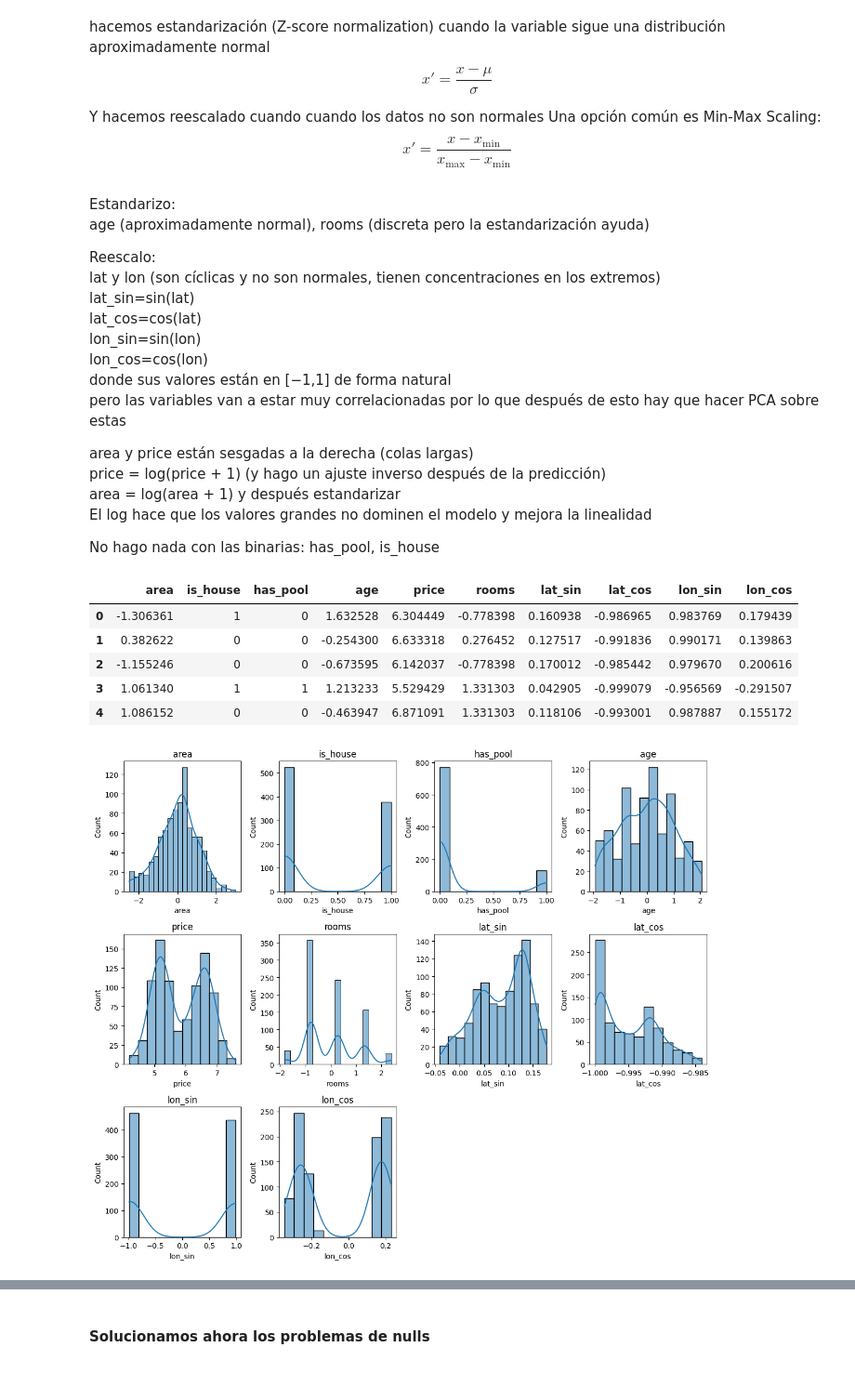
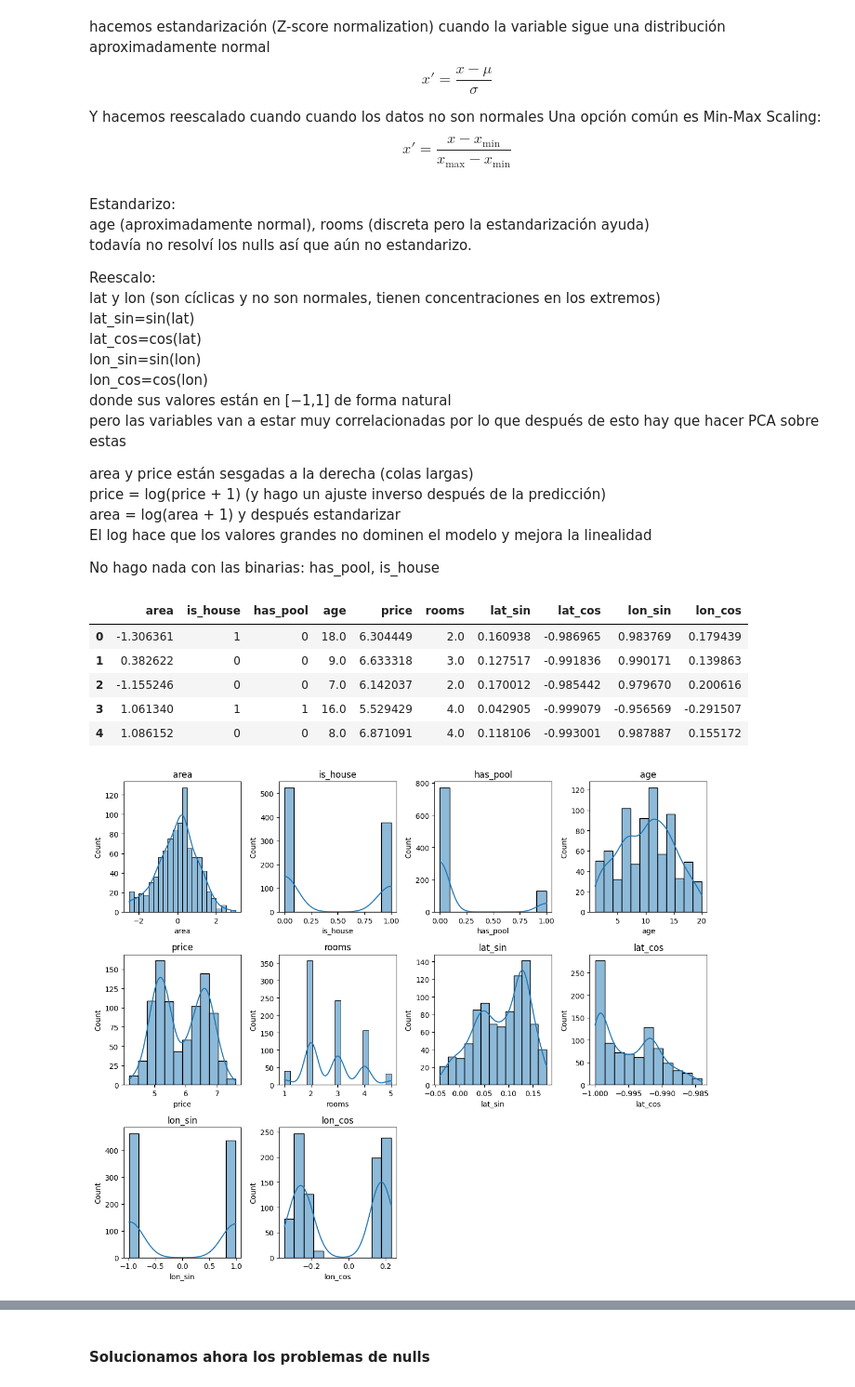
Before and after one commit to anatissera/Machine-Learning-Deep-Learning, a Jupyter notebook: Tissera_AnaPaula_TP1/Análisis_de_datos.ipynb, the cells around one changed output, grey strips where cells are left out. Shown at 93% size. Saved outputs shown, nothing was run; the diff lists cells and outputs as text; code cells hidden in the pictures.

```diff
--- a/Tissera_AnaPaula_TP1/Análisis_de_datos.ipynb
+++ b/Tissera_AnaPaula_TP1/Análisis_de_datos.ipynb
@@ -133,0 +131,2 @@ area_units_conversion(casas_test_df)
+# %%
+units_converted_dev_df = area_units_conversion(casas_dev_df)
@@ -164,6 +165,7 @@ $$x' = \frac{x - x_{\min}}{x_{\max} - x_{\min}}$$
 # %% [markdown]
 Estandarizo:
 age (aproximadamente normal), rooms (discreta pero la estandarización ayuda)
+todavía no resolví los nulls así que aún no estandarizo.
 
 Reescalo:
 lat y lon (son cíclicas y no son normales, tienen concentraciones en los extremos)
@@ -183,39 +185,46 @@ No hago nada con las binarias: has_pool, is_house
 # %%
 from funciones_auxiliares import normalize_var
 # %%
-def scale_df(df):
-    df['age'] = normalize_var(df['age'])
-    df['rooms'] = normalize_var(df['rooms'])
+def scale_df(df, missing_values: bool=False):
+    df_scaled = df.copy()
 
-    df['lat_sin'] = np.sin(df['lat'])
-    df['lat_cos'] = np.cos(df['lat'])
-    df['lon_sin'] = np.sin(df['lon'])
-    df['lon_cos'] = np.cos(df['lon'])
+    if missing_values:
+        df_scaled['age'] = normalize_var(df_scaled['age'])
+        df_scaled['rooms'] = normalize_var(df_scaled['rooms'])
 
-    df['area'] = np.log(df['area'] + 1)
-    df['price'] = np.log(df['price'] + 1)
+    else:
+        df_scaled['lat_sin'] = np.sin(df_scaled['lat'])
+        df_scaled['lat_cos'] = np.cos(df_scaled['lat'])
+        df_scaled['lon_sin'] = np.sin(df_scaled['lon'])
+        df_scaled['lon_cos'] = np.cos(df_scaled['lon'])
 
-    df['area'] = normalize_var(df['area'])
+        df_scaled['area'] = np.log(df_scaled['area'] + 1)
 
-    # Las columnas binarias se mantienen igual -> is_house y has_pool no se transforman
+        if 'price' in df_scaled.columns:
+            df_scaled['price'] = np.log(df_scaled['price'] + 1)
 
-    # Eliminamos lat y lon originales porque ya transformamos
-    df = df.drop(columns=['lat', 'lon'])
+        df_scaled['area'] = normalize_var(df_scaled['area'])
 
-    return df
+        # Las columnas binarias se mantienen igual -> is_house y has_pool no se transforman
 
-casas_transformed = scale_df(casas_dev_df)
+        # Eliminamos lat y lon originales porque ya transformamos
+        df_scaled = df_scaled.drop(columns=['lat', 'lon'])
 
-casas_transformed.head()
+    return df_scaled
+
+casas_dev_transformed = scale_df(units_converted_dev_df)
+casas_test_transformed = scale_df(units_converted_test_df)
+
+casas_dev_transformed.head()
 # %% [output]
 |  | area | is_house | has_pool | age | price | rooms | lat_sin | lat_cos | lon_sin | lon_cos |
-| 0 | -1.306361 | 1 | 0 | 1.632528 | 6.304449 | -0.778398 | 0.160938 | -0.986965 | 0.983769 | 0.179439 |
-| 1 | 0.382622 | 0 | 0 | -0.254300 | 6.633318 | 0.276452 | 0.127517 | -0.991836 | 0.990171 | 0.139863 |
-| 2 | -1.155246 | 0 | 0 | -0.673595 | 6.142037 | -0.778398 | 0.170012 | -0.985442 | 0.979670 | 0.200616 |
-| 3 | 1.061340 | 1 | 1 | 1.213233 | 5.529429 | 1.331303 | 0.042905 | -0.999079 | -0.956569 | -0.291507 |
-| 4 | 1.086152 | 0 | 0 | -0.463947 | 6.871091 | 1.331303 | 0.118106 | -0.993001 | 0.987887 | 0.155172 |
+| 0 | -1.306361 | 1 | 0 | 18.0 | 6.304449 | 2.0 | 0.160938 | -0.986965 | 0.983769 | 0.179439 |
+| 1 | 0.382622 | 0 | 0 | 9.0 | 6.633318 | 3.0 | 0.127517 | -0.991836 | 0.990171 | 0.139863 |
+| 2 | -1.155246 | 0 | 0 | 7.0 | 6.142037 | 2.0 | 0.170012 | -0.985442 | 0.979670 | 0.200616 |
+| 3 | 1.061340 | 1 | 1 | 16.0 | 5.529429 | 4.0 | 0.042905 | -0.999079 | -0.956569 | -0.291507 |
+| 4 | 1.086152 | 0 | 0 | 8.0 | 6.871091 | 4.0 | 0.118106 | -0.993001 | 0.987887 | 0.155172 |
 # %%
-plot_distributions(casas_transformed)
+plot_distributions(casas_dev_transformed)
 # %% [output]
-[figure, old version]
+[figure, new version]
 # %%
```
Also changed, not shown: parts of 32 cells of this notebook, 3 other files.
